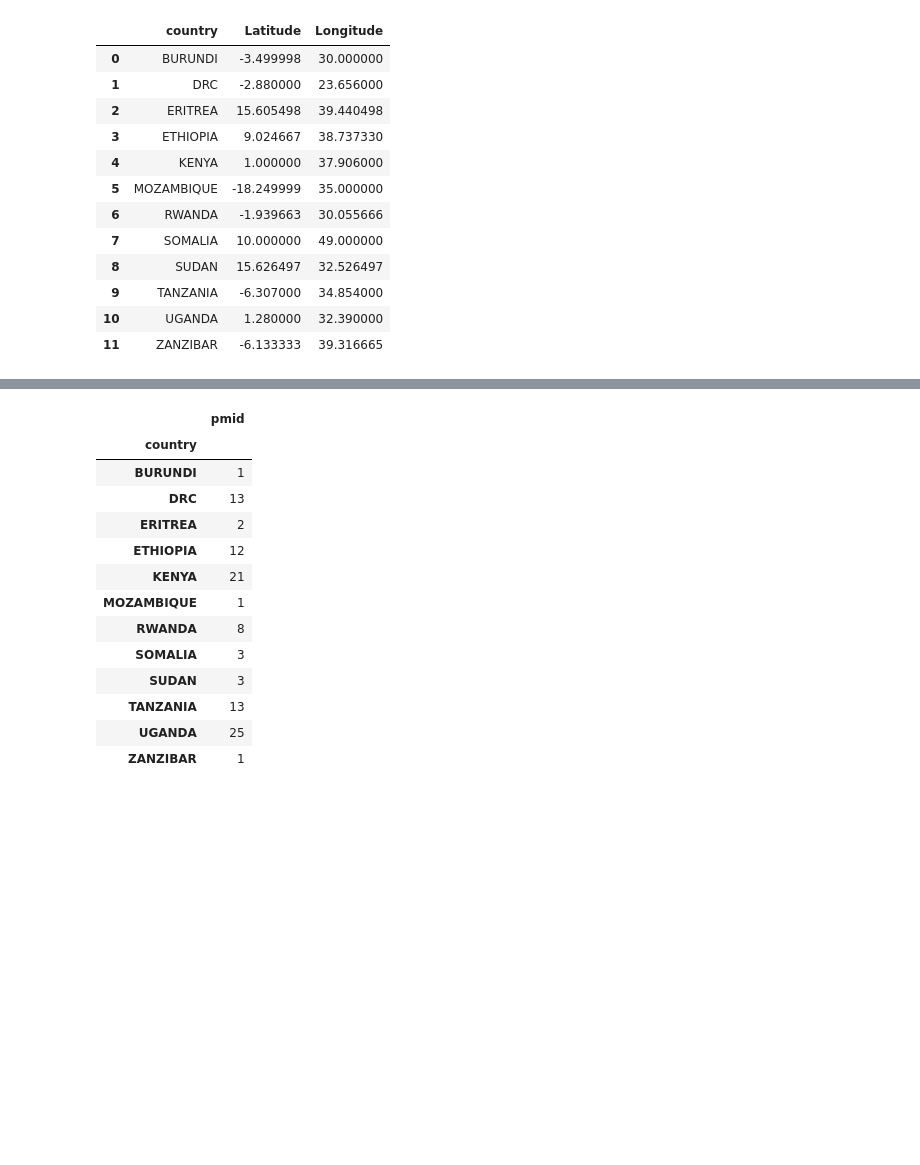
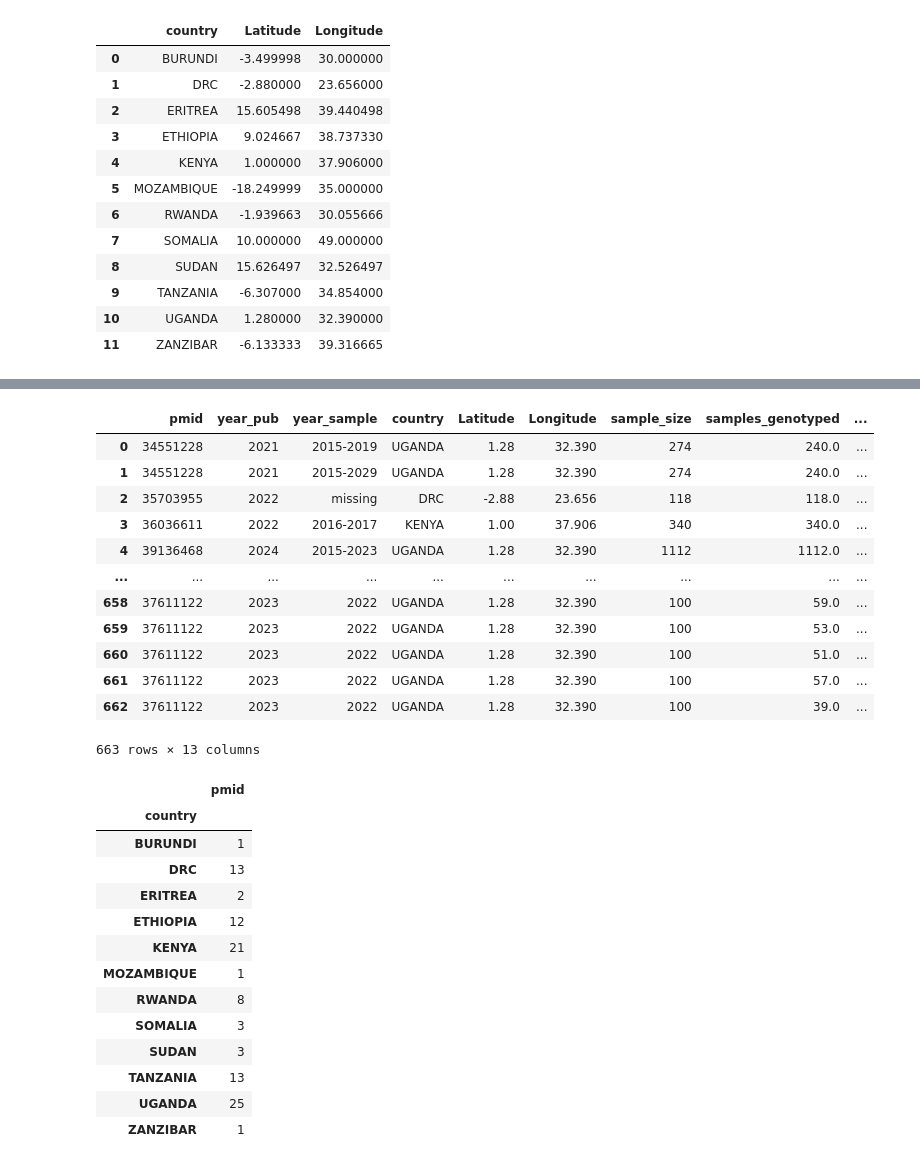
Before and after one commit to Kimani-kj/k13-review, a Jupyter notebook: scripts/after_extraction.ipynb, the cells around one changed output, grey strips where cells are left out. Saved outputs shown, nothing was run; the diff lists cells and outputs as text; code cells hidden in the pictures; blank space fills up the shorter version.

```diff
--- a/scripts/after_extraction.ipynb
+++ b/scripts/after_extraction.ipynb
@@ -564,3 +578,20 @@ df
+# %%
+df=df[['pmid','year_pub', "year_sample", 'country',"Latitude",'Longitude','sample_size','samples_genotyped','k13_validated_mutations','raw_count', 'percentage_frequency','other_k13_mutations','first_line_act',]]
+df
+# %% [output]
+|  | pmid | year_pub | year_sample | country | Latitude | Longitude | sample_size | samples_genotyped | ... |
+| 0 | 34551228 | 2021 | 2015-2019 | UGANDA | 1.28 | 32.390 | 274 | 240.0 | ... |
+| 1 | 34551228 | 2021 | 2015-2029 | UGANDA | 1.28 | 32.390 | 274 | 240.0 | ... |
+| 2 | 35703955 | 2022 | missing | DRC | -2.88 | 23.656 | 118 | 118.0 | ... |
+| 3 | 36036611 | 2022 | 2016-2017 | KENYA | 1.00 | 37.906 | 340 | 340.0 | ... |
+| 4 | 39136468 | 2024 | 2015-2023 | UGANDA | 1.28 | 32.390 | 1112 | 1112.0 | ... |
+| ... | ... | ... | ... | ... | ... | ... | ... | ... | ... |
+| 658 | 37611122 | 2023 | 2022 | UGANDA | 1.28 | 32.390 | 100 | 59.0 | ... |
+| 659 | 37611122 | 2023 | 2022 | UGANDA | 1.28 | 32.390 | 100 | 53.0 | ... |
+| 660 | 37611122 | 2023 | 2022 | UGANDA | 1.28 | 32.390 | 100 | 51.0 | ... |
+| 661 | 37611122 | 2023 | 2022 | UGANDA | 1.28 | 32.390 | 100 | 57.0 | ... |
+| 662 | 37611122 | 2023 | 2022 | UGANDA | 1.28 | 32.390 | 100 | 39.0 | ... |
+663 rows × 13 columns
 # %%
 country_df
 # %% [output]
```
Also changed, not shown: parts of 10 cells of this notebook, 3 other files.
